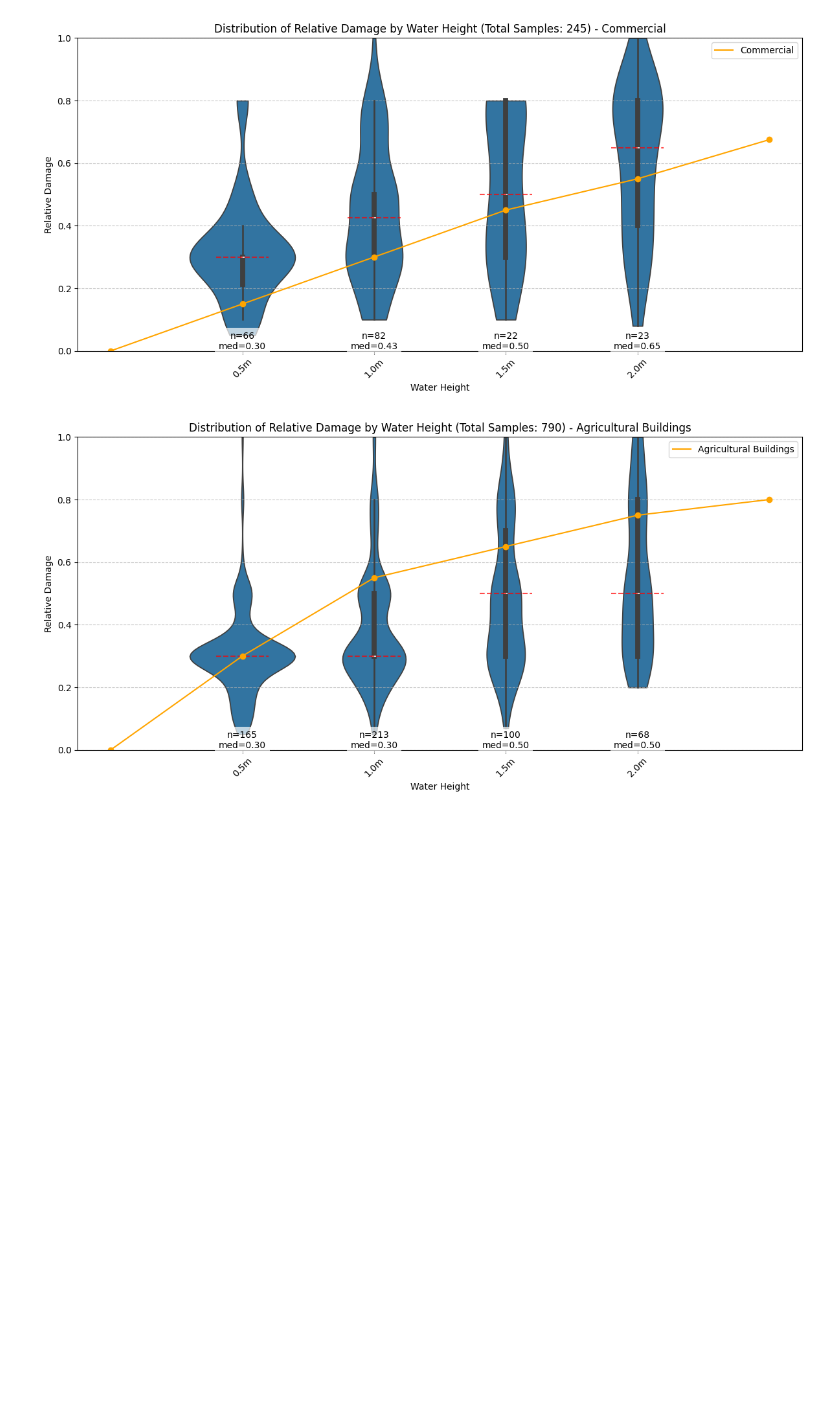
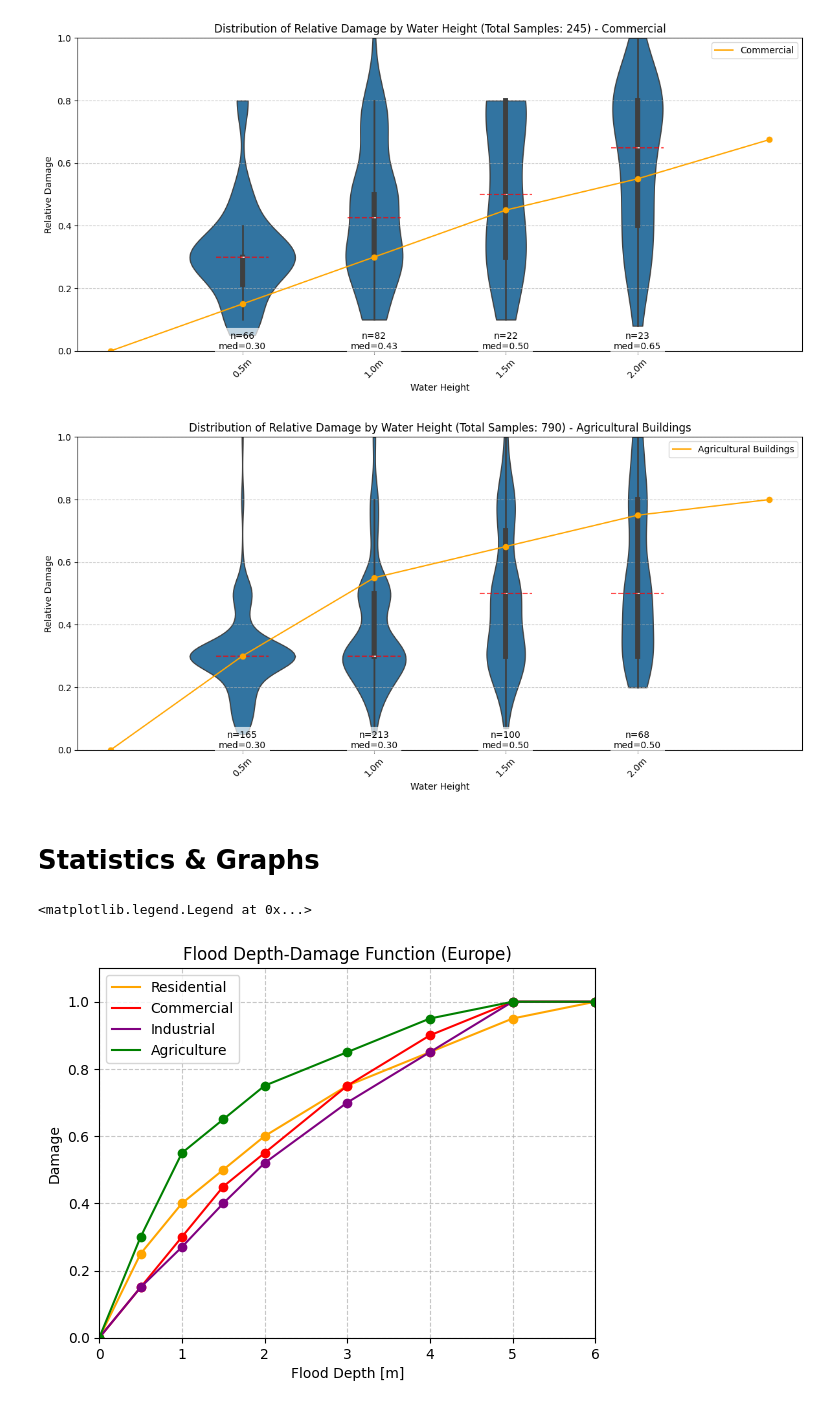
Before and after one commit to KubeljK/cvar-masters, a Jupyter notebook: notebooks/010-kk-compare-damage-functions.ipynb, the cells around one changed output. Cells and saved outputs as stored; diff of their text form; code cells hidden in the pictures; blank space fills up the shorter version.

```diff
--- a/notebooks/010-kk-compare-damage-functions.ipynb
+++ b/notebooks/010-kk-compare-damage-functions.ipynb
@@ -198,7 +198,7 @@ def plot_damage_function(damage_function, color="orange", label="NONE"):
         return float(f(depth))
 
     # Create points for smooth curve visualization
-    depths_smooth = np.linspace(0, 2.5, 100)
+    depths_smooth = np.linspace(0, max(flood_depths), 100)
     damage_smooth = [get_damage_fraction(d) for d in depths_smooth]
 
     # Plot the data and fitted curve
@@ -249,3 +249,5 @@ for vrste_objekta_id, title, damage_function in [
 [figure]
 [figure]
 [figure]
+# %% [markdown]
+# Statistics & Graphs
@@ -251,0 +344,13 @@ for vrste_objekta_id, title, damage_function in [
+# %%
+plot_damage_function_full_range(residential_damage_fractions, color="orange", label="Residential")
+plot_damage_function_full_range(commercial_damage_function, color="red", label="Commercial")
+plot_damage_function_full_range(industrial_damage_function, color="purple", label="Industrial")
+plot_damage_function_full_range(agriculture_damage_function, color="green", label="Agriculture")
+# plt.grid()
+plt.title("Flood Depth-Damage Function (Europe)")
+plt.xlim(0, 6)
+plt.ylim(0, 1.1)
+plt.legend()
+# %% [output]
+<matplotlib.legend.Legend at 0x...>
+[figure, added]
```
Also changed, not shown: parts of 2 cells of this notebook.
